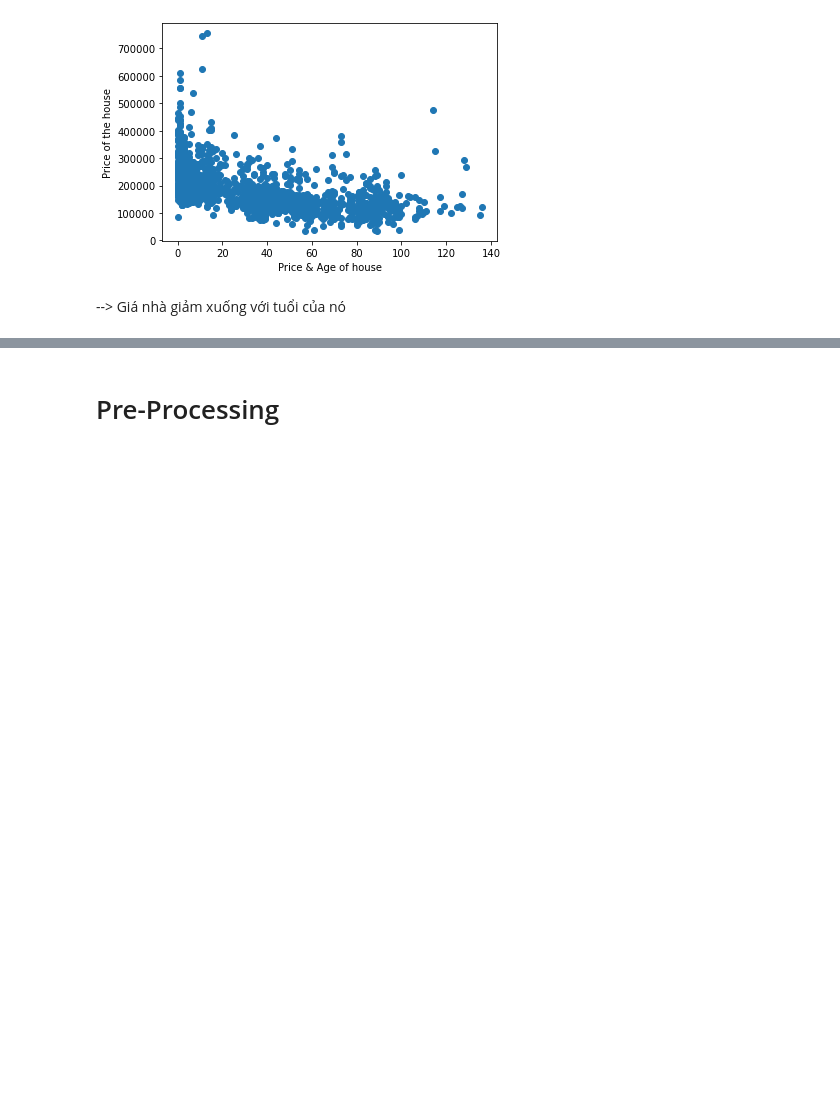
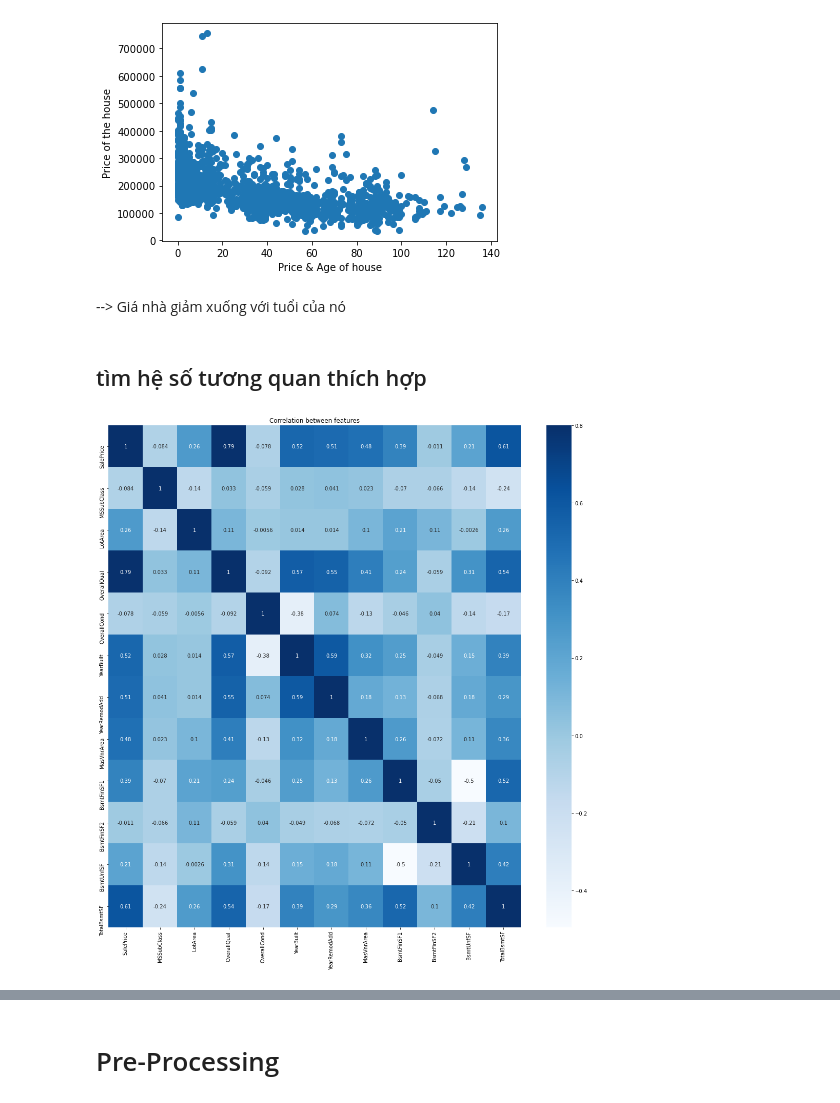
Before and after one commit to haihoangvan/Learning_data_science, a Jupyter notebook: Data_Science/Prediction Price House/Predicting price house.ipynb, the cells around one changed output, grey strips where cells are left out. Drawn from its saved outputs; the diff is of its cells as text; code cells hidden in the pictures; blank space fills up the shorter version.

```diff
--- a/Data_Science/Prediction Price House/Predicting price house.ipynb
+++ b/Data_Science/Prediction Price House/Predicting price house.ipynb
@@ -284,3 +277,16 @@ plt.xlabel("Price & Age of house");
 [figure]
 # %% [markdown]
 --> Giá nhà giảm xuống với tuổi của nó
+# %% [markdown]
+## tìm hệ số tương quan thích hợp
+# %%
+corrMatrix=train[["SalePrice",'MSSubClass', 'LotArea','OverallQual', 'OverallCond', 'YearBuilt','YearRemodAdd','MasVnrArea',
+              'BsmtFinSF1','BsmtFinSF2', 'BsmtUnfSF','TotalBsmtSF'
+              ]].corr()
+
+
+plt.figure(figsize=(18, 18))
+sns.heatmap(corrMatrix, vmax=.8, annot=True,cmap="Blues")
+plt.title("Correlation between features");
+# %% [output]
+[figure, added]
```
Also changed, not shown: parts of 26 cells of this notebook, 1 other file.
